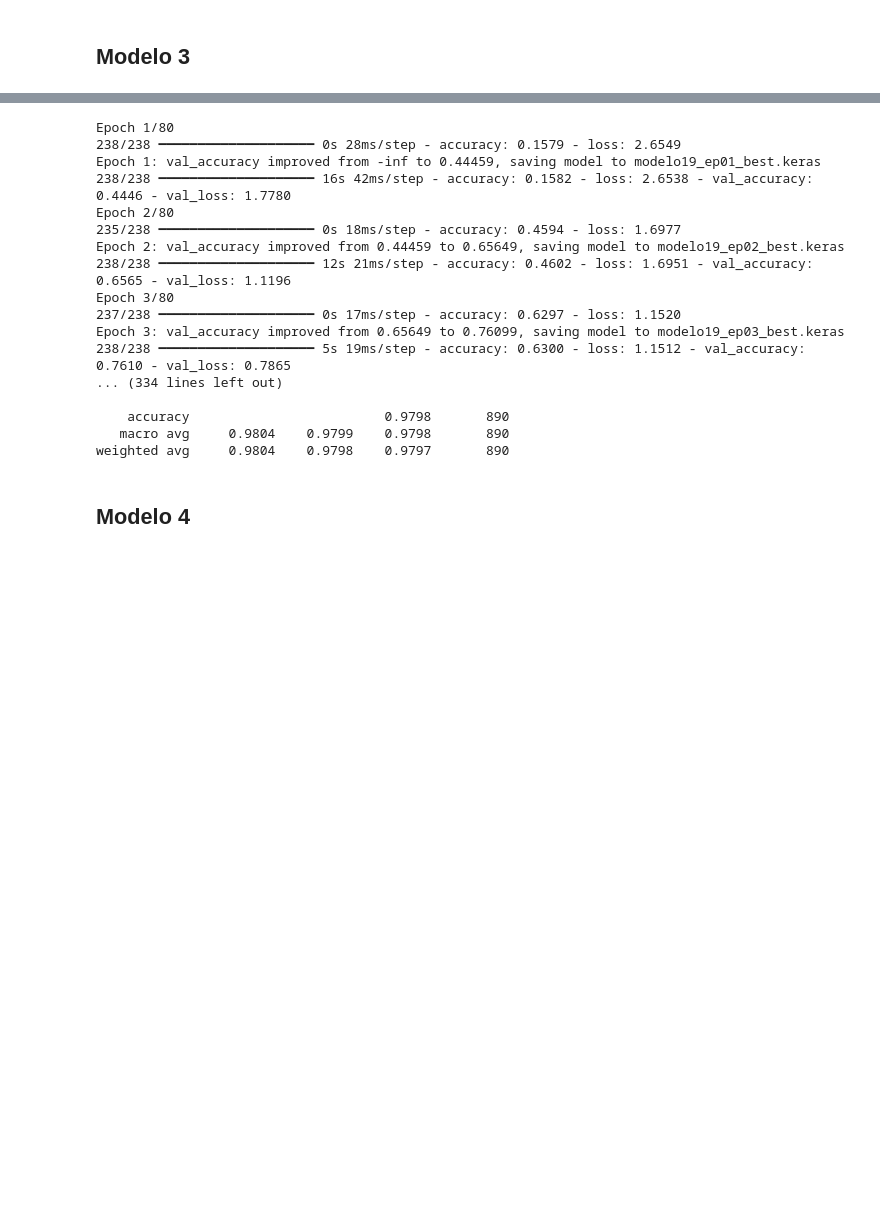
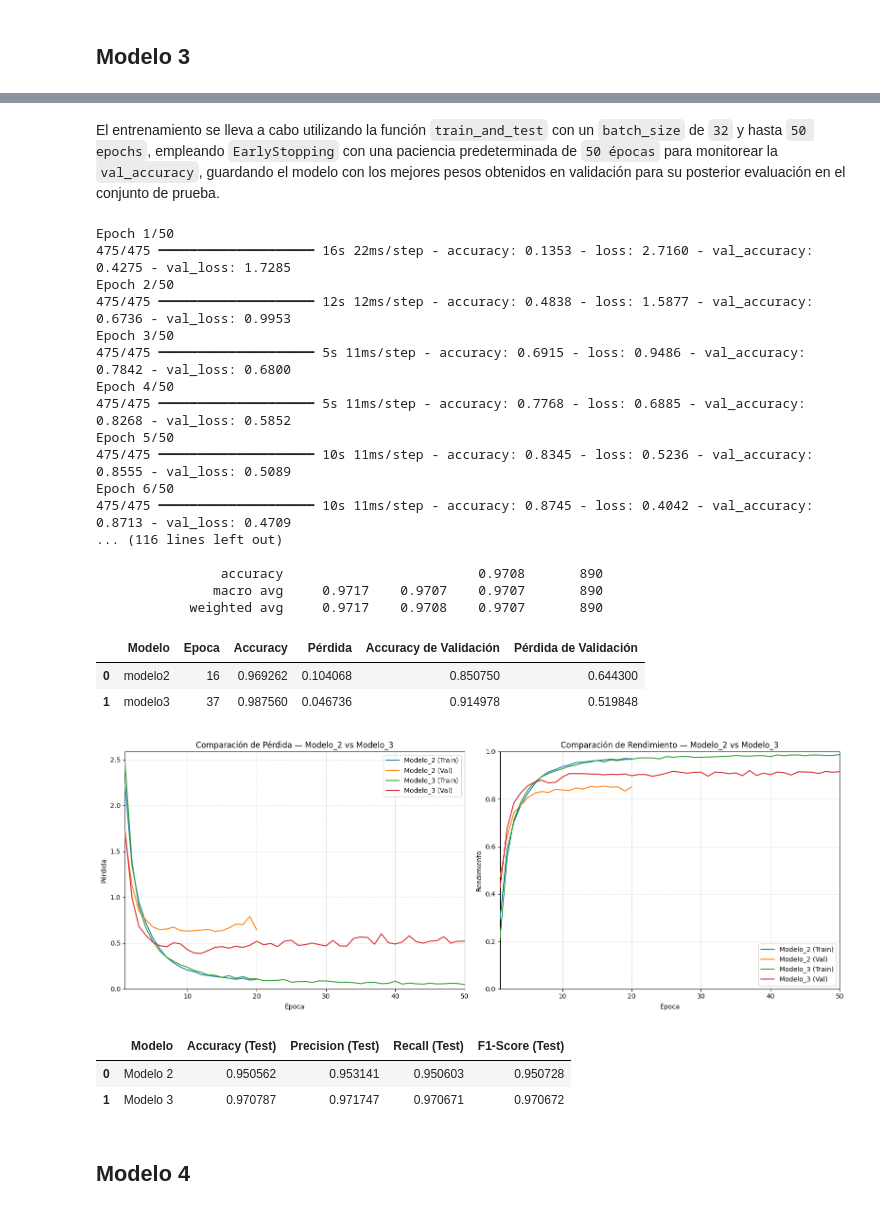
Before and after one commit to SamuelHGarrido/DLY0100_Entrega_CNN, a Jupyter notebook: DLY0100_Entrega_CNN.ipynb, the cells around one changed output, grey strips where cells are left out. Saved outputs shown, nothing was run; the diff lists cells and outputs as text; code cells hidden in the pictures; blank space fills up the shorter version.

```diff
--- a/DLY0100_Entrega_CNN.ipynb
+++ b/DLY0100_Entrega_CNN.ipynb
@@ -615,26 +982,28 @@ modelo3 = tf.keras.Sequential(
 modelo3.compile(optimizer='adam',
                     loss='categorical_crossentropy',
                     metrics=['accuracy'])
+# %% [markdown]
+ El entrenamiento se lleva a cabo utilizando la función `train_and_test` con un `batch_size` de `32` y hasta `50 epochs`, empleando `EarlyStopping` con una paciencia predeterminada de `50 épocas` para monitorear la `val_accuracy`, guardando el modelo con los mejores pesos obtenidos en validación para su posterior evaluación en el conjunto de prueba.
 # %%
-best3 = train_and_test(
+best_model_3, history_3, report_3 = train_and_test(
     modelo3, X_train, y_train, X_val, y_val, X_test, y_test,
     batch_size=32, epochs=50
 )
 # %% [output]
-Epoch 1/80
-238/238 ━━━━━━━━━━━━━━━━━━━━ 0s 28ms/step - accuracy: 0.1579 - loss: 2.6549
-Epoch 1: val_accuracy improved from -inf to 0.44459, saving model to modelo19_ep01_best.keras
-238/238 ━━━━━━━━━━━━━━━━━━━━ 16s 42ms/step - accuracy: 0.1582 - loss: 2.6538 - val_accuracy: 0.4446 - val_loss: 1.7780
-Epoch 2/80
-235/238 ━━━━━━━━━━━━━━━━━━━━ 0s 18ms/step - accuracy: 0.4594 - loss: 1.6977
-Epoch 2: val_accuracy improved from 0.44459 to 0.65649, saving model to modelo19_ep02_best.keras
-238/238 ━━━━━━━━━━━━━━━━━━━━ 12s 21ms/step - accuracy: 0.4602 - loss: 1.6951 - val_accuracy: 0.6565 - val_loss: 1.1196
-Epoch 3/80
-237/238 ━━━━━━━━━━━━━━━━━━━━ 0s 17ms/step - accuracy: 0.6297 - loss: 1.1520
-Epoch 3: val_accuracy improved from 0.65649 to 0.76099, saving model to modelo19_ep03_best.keras
-238/238 ━━━━━━━━━━━━━━━━━━━━ 5s 19ms/step - accuracy: 0.6300 - loss: 1.1512 - val_accuracy: 0.7610 - val_loss: 0.7865
-... (334 lines left out)
+Epoch 1/50
+475/475 ━━━━━━━━━━━━━━━━━━━━ 16s 22ms/step - accuracy: 0.1353 - loss: 2.7160 - val_accuracy: 0.4275 - val_loss: 1.7285
+Epoch 2/50
+475/475 ━━━━━━━━━━━━━━━━━━━━ 12s 12ms/step - accuracy: 0.4838 - loss: 1.5877 - val_accuracy: 0.6736 - val_loss: 0.9953
+Epoch 3/50
+475/475 ━━━━━━━━━━━━━━━━━━━━ 5s 11ms/step - accuracy: 0.6915 - loss: 0.9486 - val_accuracy: 0.7842 - val_loss: 0.6800
+Epoch 4/50
+475/475 ━━━━━━━━━━━━━━━━━━━━ 5s 11ms/step - accuracy: 0.7768 - loss: 0.6885 - val_accuracy: 0.8268 - val_loss: 0.5852
+Epoch 5/50
+475/475 ━━━━━━━━━━━━━━━━━━━━ 10s 11ms/step - accuracy: 0.8345 - loss: 0.5236 - val_accuracy: 0.8555 - val_loss: 0.5089
+Epoch 6/50
+475/475 ━━━━━━━━━━━━━━━━━━━━ 10s 11ms/step - accuracy: 0.8745 - loss: 0.4042 - val_accuracy: 0.8713 - val_loss: 0.4709
+... (116 lines left out)
 
-    accuracy                         0.9798       890
-   macro avg     0.9804    0.9799    0.9798       890
-weighted avg     0.9804    0.9798    0.9797       890
+                accuracy                         0.9708       890
+               macro avg     0.9717    0.9707    0.9707       890
+            weighted avg     0.9717    0.9708    0.9707       890
@@ -640,0 +1014,21 @@ weighted avg     0.9804    0.9798    0.9797       890
+# %%
+# Comparar las métricas de 'Baseline' y 'Cambio_1'
+df_comparacion2 = comparar_metricas_modelos(historiales, nombres_modelos, 'modelo2', 'modelo3')
+
+# Mostrar el DataFrame
+df_comparacion2
+# %% [output]
+|  | Modelo | Epoca | Accuracy | Pérdida | Accuracy de Validación | Pérdida de Validación |
+| 0 | modelo2 | 16 | 0.969262 | 0.104068 | 0.850750 | 0.644300 |
+| 1 | modelo3 | 37 | 0.987560 | 0.046736 | 0.914978 | 0.519848 |
+# %%
+comparar_modelos(history_2, history_3, 'Modelo_2', 'Modelo_3')
+# %% [output]
+[figure, added]
+# %%
+df = comparar_reports(report_2, report_3, 'Modelo 2', 'Modelo 3')
+df
+# %% [output]
+|  | Modelo | Accuracy (Test) | Precision (Test) | Recall (Test) | F1-Score (Test) |
+| 0 | Modelo 2 | 0.950562 | 0.953141 | 0.950603 | 0.950728 |
+| 1 | Modelo 3 | 0.970787 | 0.971747 | 0.970671 | 0.970672 |
```
Also changed, not shown: parts of 134 cells of this notebook.
